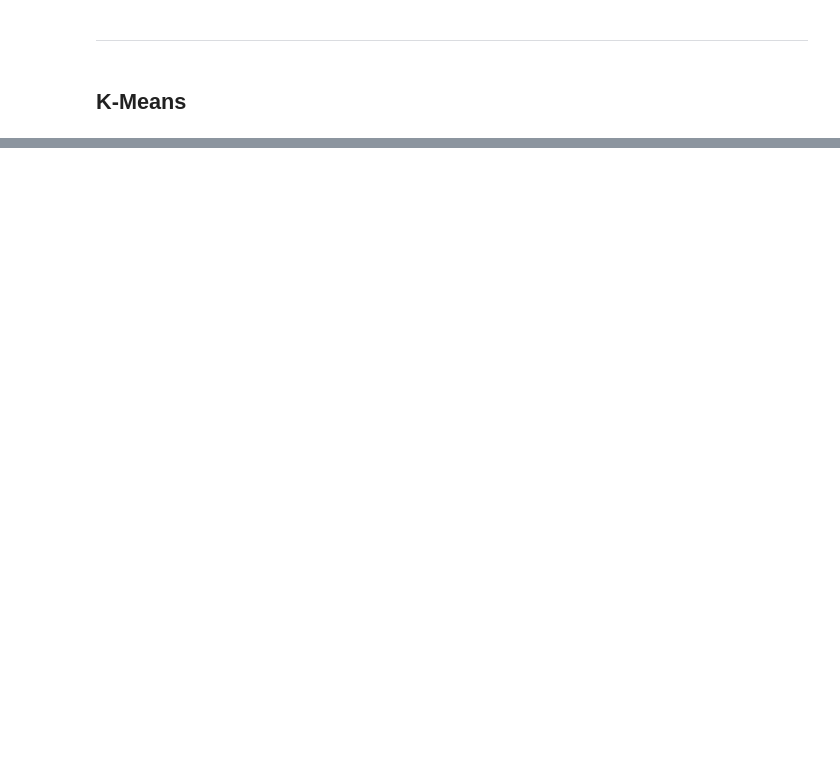
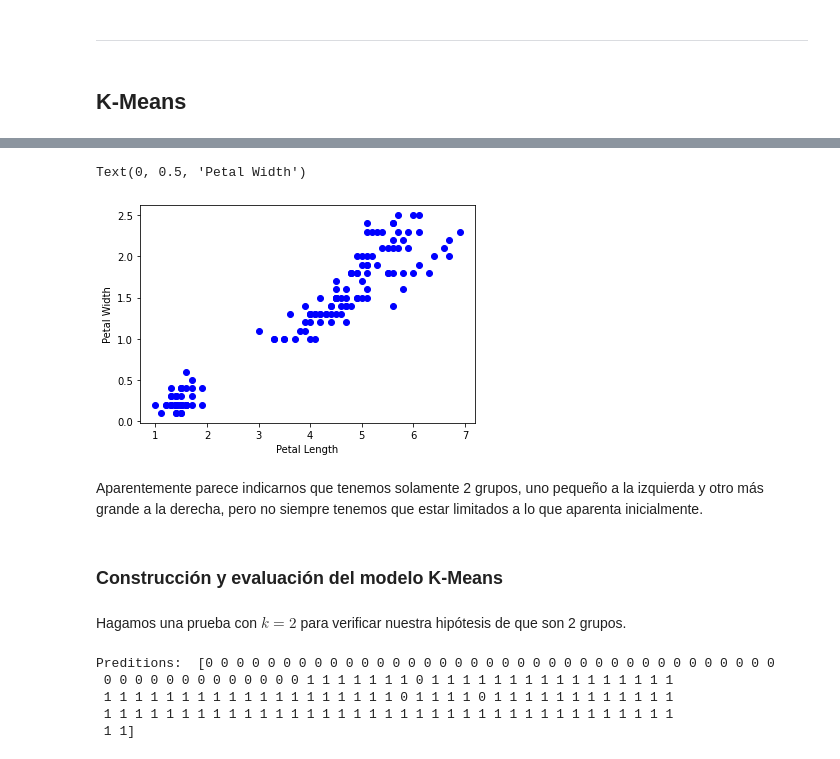
Before and after one commit to abdielgv162/Data-Science-Machine-Learning-Notes, a Jupyter notebook: Fundamentos_Practicos_de_Machine_Learning/Fundamentos_Practicos_de_Machine_Learning.ipynb, the cells around one changed output, grey strips where cells are left out. Drawn from its saved outputs; the diff is of its cells as text; code cells hidden in the pictures; blank space fills up the shorter version.

Commit message:
Terminando de graficar K-means

```diff
--- a/Fundamentos_Practicos_de_Machine_Learning/Fundamentos_Practicos_de_Machine_Learning.ipynb
+++ b/Fundamentos_Practicos_de_Machine_Learning/Fundamentos_Practicos_de_Machine_Learning.ipynb
@@ -2133,0 +2194,2 @@ Esto último nos arroja el resultado `True`, pero además nos descargará la ima
+# %%
+iris = datasets.load_iris()
@@ -2133,0 +2243,4 @@ Esto último nos arroja el resultado `True`, pero además nos descargará la ima
+# %%
+x = pd.DataFrame(iris.data, columns = ['Sepal Length', 'Sepal Width', 'Petal Length', 'Petal Width'])
+y = pd.DataFrame(iris.target, columns = ['Target'])
+y
@@ -2133,0 +2261,13 @@ Esto último nos arroja el resultado `True`, pero además nos descargará la ima
+# %%
+plt.scatter(x['Petal Length'], x['Petal Width'], c = 'blue')
+plt.xlabel('Petal Length', fontsize = 10)
+plt.ylabel('Petal Width', fontsize = 10)
+# %% [output]
+Text(0, 0.5, 'Petal Width')
+[figure, added]
+# %% [markdown]
+Aparentemente parece indicarnos que tenemos solamente 2 grupos, uno pequeño a la izquierda y otro más grande a la derecha, pero no siempre tenemos que estar limitados a lo que aparenta inicialmente.
+# %% [markdown]
+### Construcción y evaluación del modelo K-Means
+# %% [markdown]
+Hagamos una prueba con $k=2$ para verificar nuestra hipótesis de que son 2 grupos.
@@ -2133,0 +2278,9 @@ Esto último nos arroja el resultado `True`, pero además nos descargará la ima
+# %%
+y_kmeans = model.predict(x)
+print('Preditions: ' , y_kmeans)
+# %% [output]
+Preditions:  [0 0 0 0 0 0 0 0 0 0 0 0 0 0 0 0 0 0 0 0 0 0 0 0 0 0 0 0 0 0 0 0 0 0 0 0 0
+ 0 0 0 0 0 0 0 0 0 0 0 0 0 1 1 1 1 1 1 1 0 1 1 1 1 1 1 1 1 1 1 1 1 1 1 1 1
+ 1 1 1 1 1 1 1 1 1 1 1 1 1 1 1 1 1 1 1 0 1 1 1 1 0 1 1 1 1 1 1 1 1 1 1 1 1
+ 1 1 1 1 1 1 1 1 1 1 1 1 1 1 1 1 1 1 1 1 1 1 1 1 1 1 1 1 1 1 1 1 1 1 1 1 1
+ 1 1]
```
Also changed, not shown: parts of 49 cells of this notebook.
